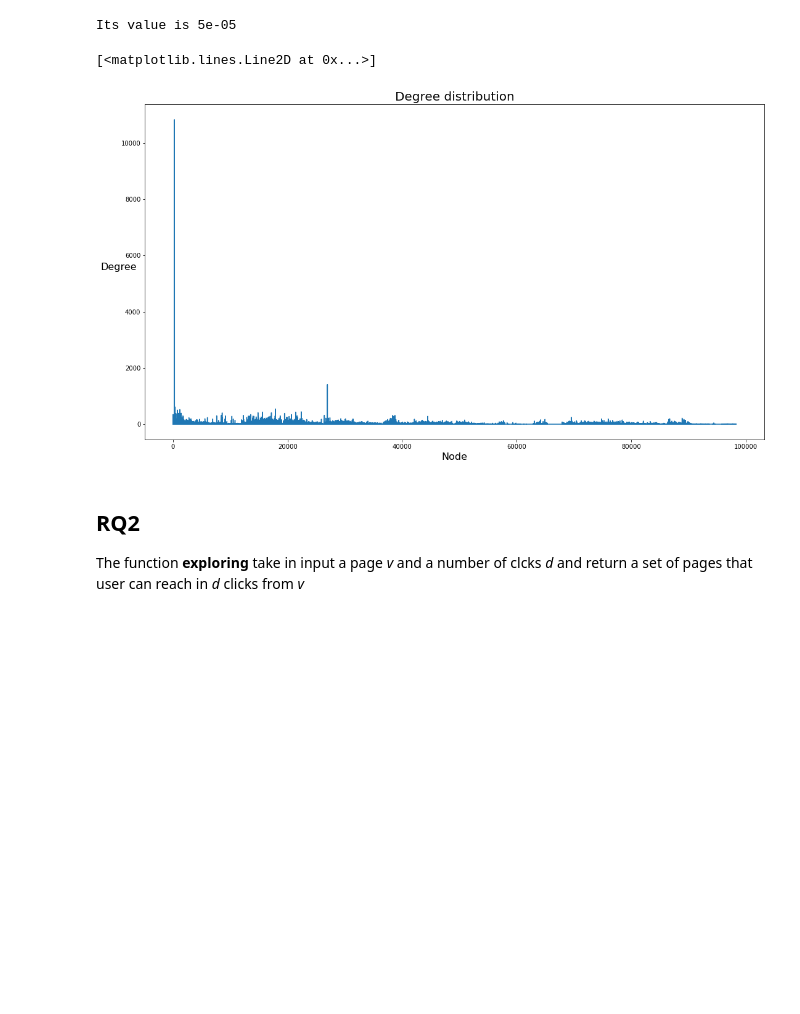
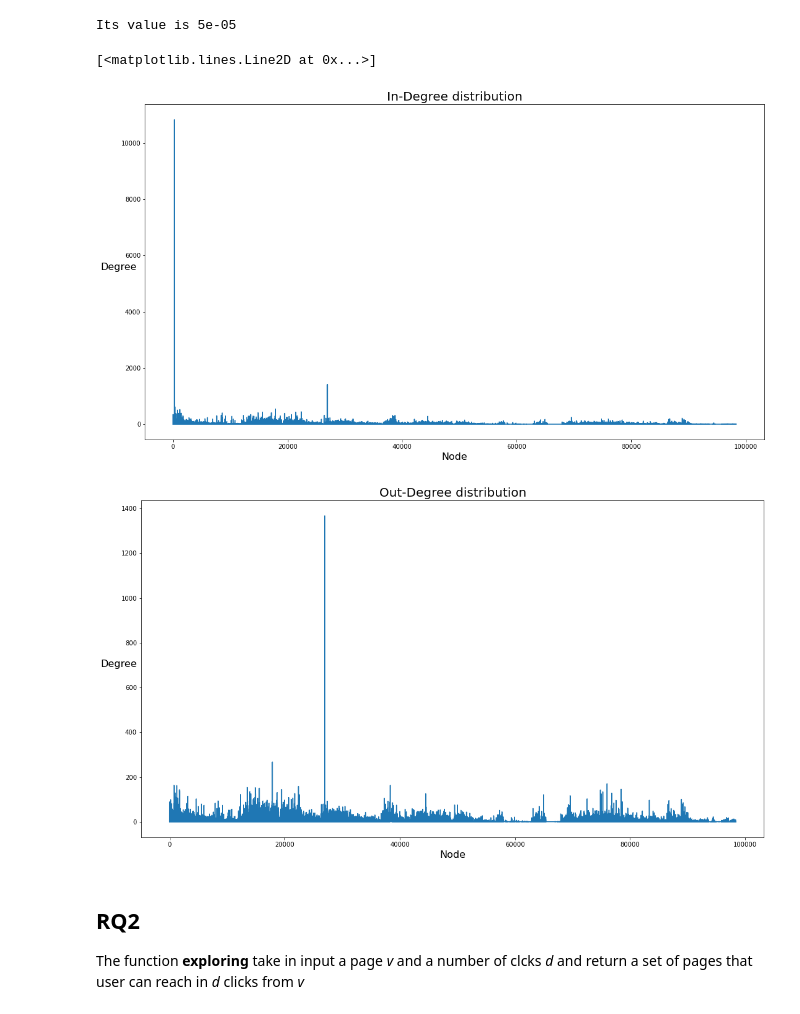
Before and after one commit to randomlulli/ADM-HW5, a Jupyter notebook: ADM_HW_5.ipynb, the cells around one changed output. Cells and saved outputs as stored; diff of their text form; code cells hidden in the pictures; blank space fills up the shorter version.

Commit message:
Improve RQ1 - double plot for degree distribution

```diff
--- a/ADM_HW_5.ipynb
+++ b/ADM_HW_5.ipynb
@@ -71,11 +71,14 @@ print("The number of hyperlinks (edges) are", len(graph.edges))
 # %% [output]
 The number of hyperlinks (edges) are 483094
 # %%
+# count incoming links
+incoming_links = dict(graph.degree)
+
 # average number of degree: incoming links
 print("The average number of incoming links in an arbitrary page is",\
-      round(np.mean(list(dict(graph.degree).values())), 2))
-print("The minimum number of incoming links is", min(dict(graph.degree).values()),\
-     "and the maximum is", max(dict(graph.degree).values()))
+      round(np.mean(list(incoming_links.values())), 2))
+print("The minimum number of incoming links is", min(incoming_links.values()),\
+     "and the maximum is", max(incoming_links.values()))
 # %% [output]
 The average number of incoming links in an arbitrary page is 9.82
 The minimum number of incoming links is 1 and the maximum is 10832
@@ -105,13 +108,20 @@ Its value is 5e-05
 # %%
 # degree distrubution
 plt.figure(figsize=(18,10))
-plt.title("Degree distribution", fontsize=20)
+plt.title("In-Degree distribution", fontsize=20)
 plt.xlabel('Node', fontsize=16)
 plt.ylabel('Degree', fontsize=16, rotation=360)
-plt.plot(list(dict(graph.degree).values()))
+plt.plot(list(incoming_links.values()))
+
+plt.figure(figsize=(18,10))
+plt.title("Out-Degree distribution", fontsize=20)
+plt.xlabel('Node', fontsize=16)
+plt.ylabel('Degree', fontsize=16, rotation=360)
+plt.plot(list(outgoing_links.values()))
 # %% [output]
 [<matplotlib.lines.Line2D at 0x...>]
-[figure, old version]
+[figure, new version]
+[figure, added]
 # %% [markdown]
 ## RQ2
 
```
